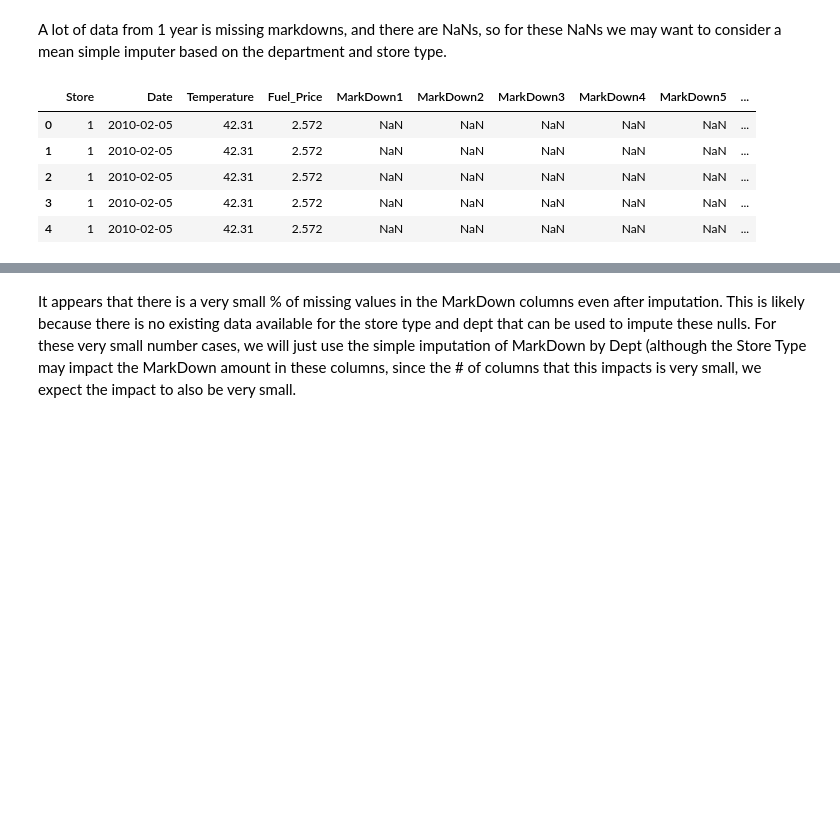
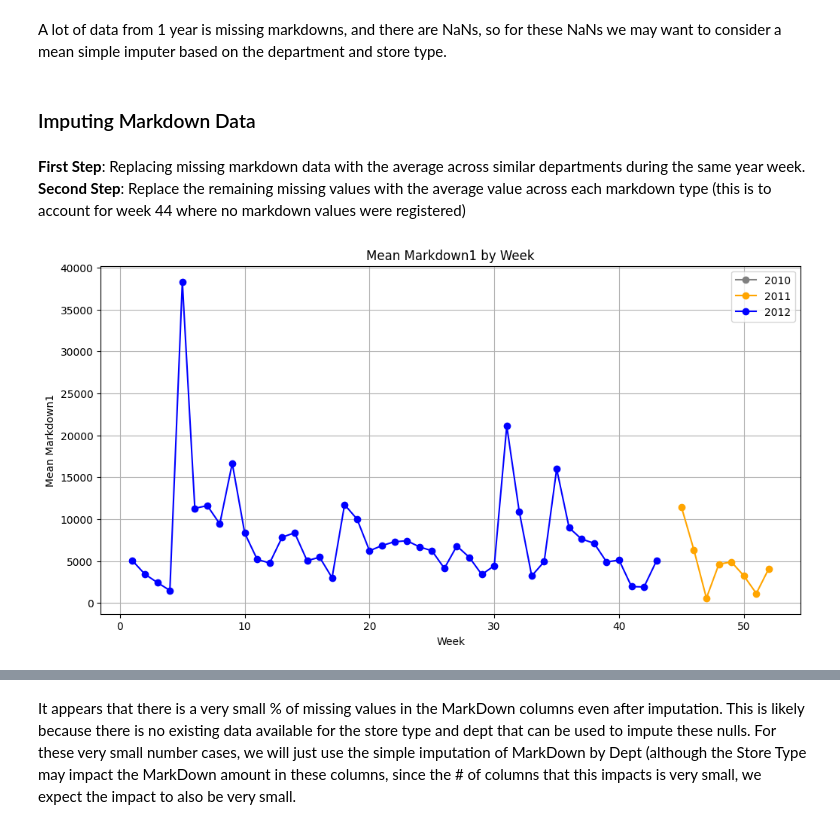
Before and after one commit to SahilBhave/AML-Project, a Jupyter notebook: AML_Group_Project.ipynb, the cells around one changed output, grey strips where cells are left out. Saved outputs shown, nothing was run; the diff lists cells and outputs as text; code cells hidden in the pictures; blank space fills up the shorter version.

```diff
--- a/AML_Group_Project.ipynb
+++ b/AML_Group_Project.ipynb
@@ -282,14 +288,30 @@ df[df['MarkDown1'].notna()]
 # %% [markdown]
 A lot of data from 1 year is missing markdowns, and there are NaNs, so for these NaNs we may want to consider a mean simple imputer based on the department and store type.
-# %%
-df.head()
-# %% [output]
-|  | Store | Date | Temperature | Fuel_Price | MarkDown1 | MarkDown2 | MarkDown3 | MarkDown4 | MarkDown5 | ... |
-| 0 | 1 | 2010-02-05 | 42.31 | 2.572 | NaN | NaN | NaN | NaN | NaN | ... |
-| 1 | 1 | 2010-02-05 | 42.31 | 2.572 | NaN | NaN | NaN | NaN | NaN | ... |
-| 2 | 1 | 2010-02-05 | 42.31 | 2.572 | NaN | NaN | NaN | NaN | NaN | ... |
-| 3 | 1 | 2010-02-05 | 42.31 | 2.572 | NaN | NaN | NaN | NaN | NaN | ... |
-| 4 | 1 | 2010-02-05 | 42.31 | 2.572 | NaN | NaN | NaN | NaN | NaN | ... |
+# %% [markdown]
+### Imputing Markdown Data
+# %% [markdown]
+<b>First Step</b>: Replacing missing markdown data with the average across similar departments during the same year week.<br>
+<b>Second Step</b>: Replace the remaining missing values with the average value across each markdown type (this is to account for week 44 where no markdown values were registered)
+# %%
+# Show missing values around week 44
+markdown_mean_2010 = df[pd.to_datetime(df['Date']).dt.year == 2010].groupby('Week')['MarkDown1'].mean()
+markdown_mean_2011 = df[pd.to_datetime(df['Date']).dt.year == 2011].groupby('Week')['MarkDown1'].mean()
+markdown_mean_2012 = df[pd.to_datetime(df['Date']).dt.year == 2012].groupby('Week')['MarkDown1'].mean()
+
+# Create a plot
+plt.figure(figsize=(12, 6))
+plt.plot(markdown_mean_2010.index, markdown_mean_2010.values, label = '2010', color = 'grey', marker='o', linestyle='-')
+plt.plot(markdown_mean_2011.index, markdown_mean_2011.values, label = '2011', color = 'orange', marker='o', linestyle='-')
+plt.plot(markdown_mean_2012.index, markdown_mean_2012.values, label = '2012', color = 'blue', marker='o', linestyle='-')
+
+plt.title('Mean Markdown1 by Week')
+plt.xlabel('Week')
+plt.ylabel('Mean Markdown1')
+plt.legend()
+plt.grid(True)
+plt.show()
+# %% [output]
+[figure, added]
 # %%
 #reference from:
 # https://stackoverflow.com/questions/73411674/scikit-learn-imputer-in-a-pandas-dataframe-group-by-id
```
Also changed, not shown: parts of 20 cells of this notebook.
